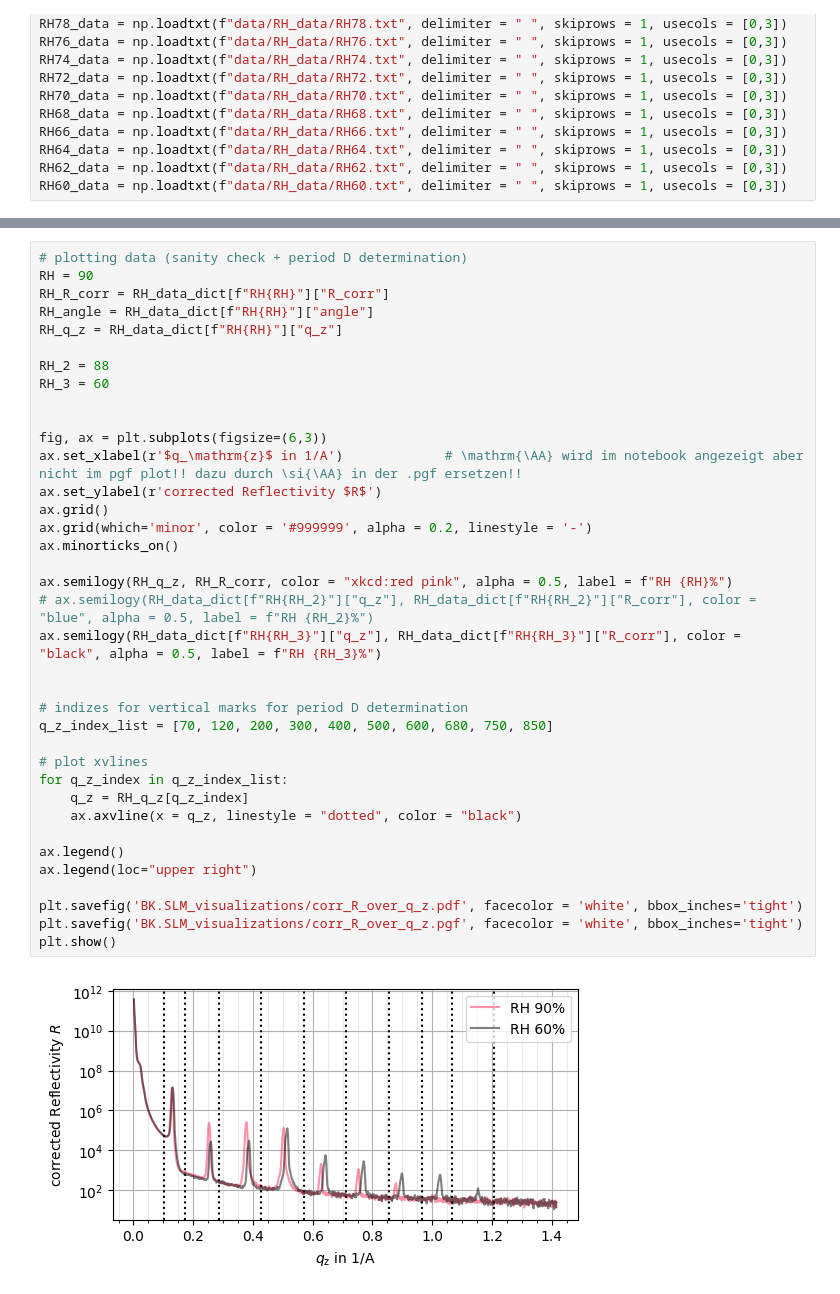
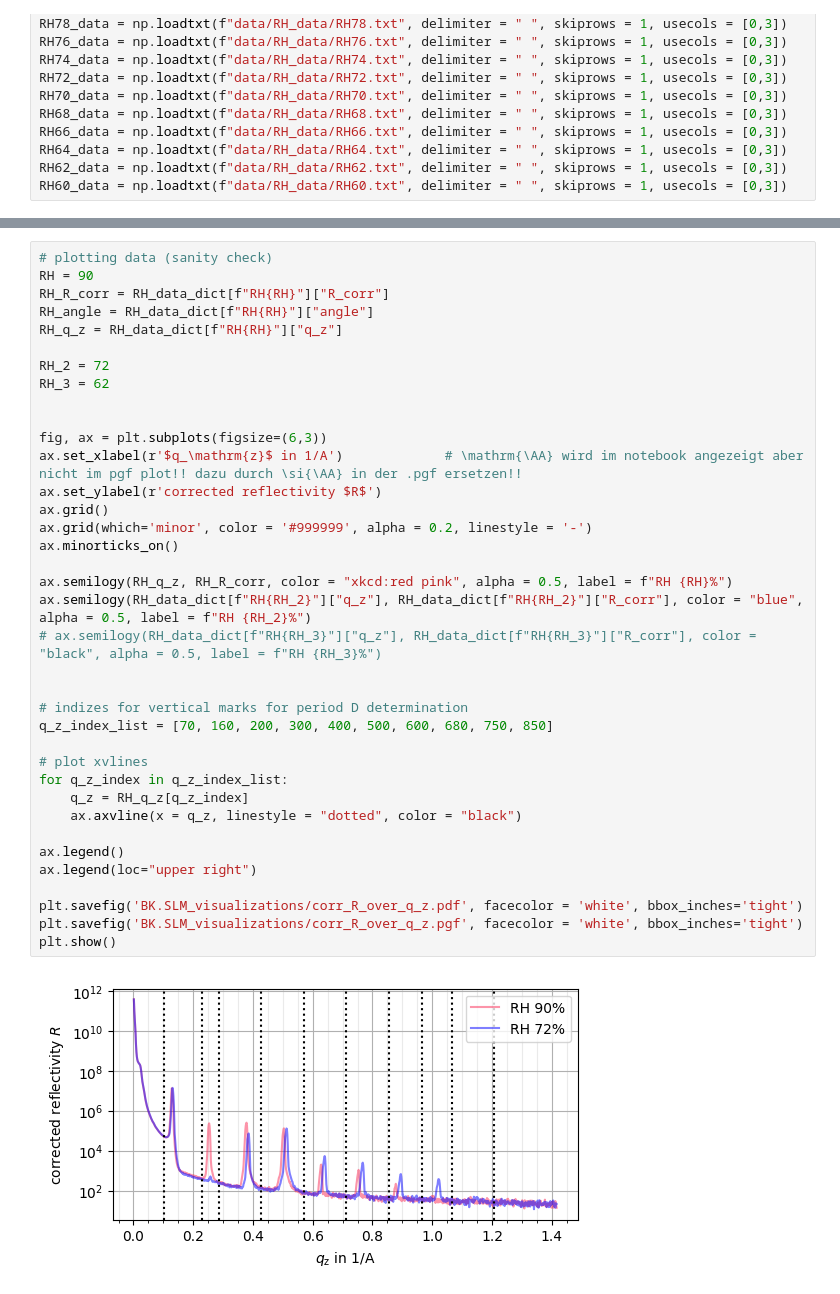
Before and after one commit to CVC97/ALC-24-25, a Jupyter notebook: BK.SLM_study_liquid_membranes/bk.slm_data_analysis.ipynb, the cells around one changed output, grey strips where cells are left out. Saved outputs shown, nothing was run; the diff lists cells and outputs as text.

Commit message:
BK.SLM: q_z of peaks + period lengths D determined.

```diff
--- a/BK.SLM_study_liquid_membranes/bk.slm_data_analysis.ipynb
+++ b/BK.SLM_study_liquid_membranes/bk.slm_data_analysis.ipynb
@@ -96,40 +104,40 @@ for key in RH_data_dict:
 # %%
-# plotting data (sanity check + period D determination)
+# plotting data (sanity check)
 RH = 90
 RH_R_corr = RH_data_dict[f"RH{RH}"]["R_corr"]
 RH_angle = RH_data_dict[f"RH{RH}"]["angle"]
 RH_q_z = RH_data_dict[f"RH{RH}"]["q_z"]
 
-RH_2 = 88
-RH_3 = 60
+RH_2 = 72
+RH_3 = 62
 
 
 fig, ax = plt.subplots(figsize=(6,3))
 ax.set_xlabel(r'$q_\mathrm{z}$ in 1/A')             # \mathrm{\AA} wird im notebook angezeigt aber nicht im pgf plot!! dazu durch \si{\AA} in der .pgf ersetzen!!
-ax.set_ylabel(r'corrected Reflectivity $R$')
+ax.set_ylabel(r'corrected reflectivity $R$')
 ax.grid()
 ax.grid(which='minor', color = '#999999', alpha = 0.2, linestyle = '-')
 ax.minorticks_on()
 
 ax.semilogy(RH_q_z, RH_R_corr, color = "xkcd:red pink", alpha = 0.5, label = f"RH {RH}%")
-# ax.semilogy(RH_data_dict[f"RH{RH_2}"]["q_z"], RH_data_dict[f"RH{RH_2}"]["R_corr"], color = "blue", alpha = 0.5, label = f"RH {RH_2}%")
-ax.semilogy(RH_data_dict[f"RH{RH_3}"]["q_z"], RH_data_dict[f"RH{RH_3}"]["R_corr"], color = "black", alpha = 0.5, label = f"RH {RH_3}%")
+ax.semilogy(RH_data_dict[f"RH{RH_2}"]["q_z"], RH_data_dict[f"RH{RH_2}"]["R_corr"], color = "blue", alpha = 0.5, label = f"RH {RH_2}%")
+# ax.semilogy(RH_data_dict[f"RH{RH_3}"]["q_z"], RH_data_dict[f"RH{RH_3}"]["R_corr"], color = "black", alpha = 0.5, label = f"RH {RH_3}%")
 
 
 # indizes for vertical marks for period D determination
-q_z_index_list = [70, 120, 200, 300, 400, 500, 600, 680, 750, 850]
+q_z_index_list = [70, 160, 200, 300, 400, 500, 600, 680, 750, 850]
 
 # plot xvlines
 for q_z_index in q_z_index_list:
     q_z = RH_q_z[q_z_index]
     ax.axvline(x = q_z, linestyle = "dotted", color = "black")
 
 ax.legend()
 ax.legend(loc="upper right")
 
 plt.savefig('BK.SLM_visualizations/corr_R_over_q_z.pdf', facecolor = 'white', bbox_inches='tight')
 plt.savefig('BK.SLM_visualizations/corr_R_over_q_z.pgf', facecolor = 'white', bbox_inches='tight')
 plt.show()
 # %% [output]
-[figure, old version]
+[figure, new version]
 # %%
```
Also changed, not shown: parts of 3 cells of this notebook, 5 other files.
